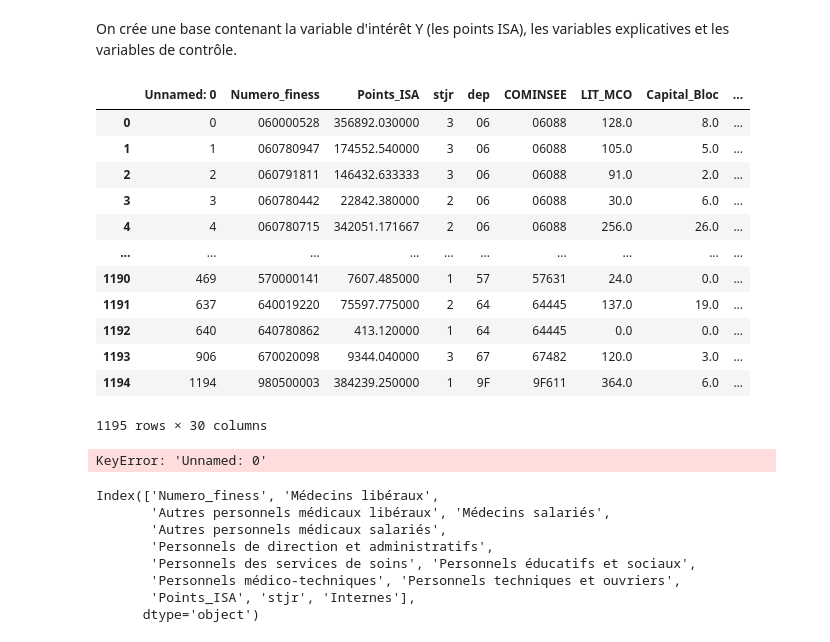
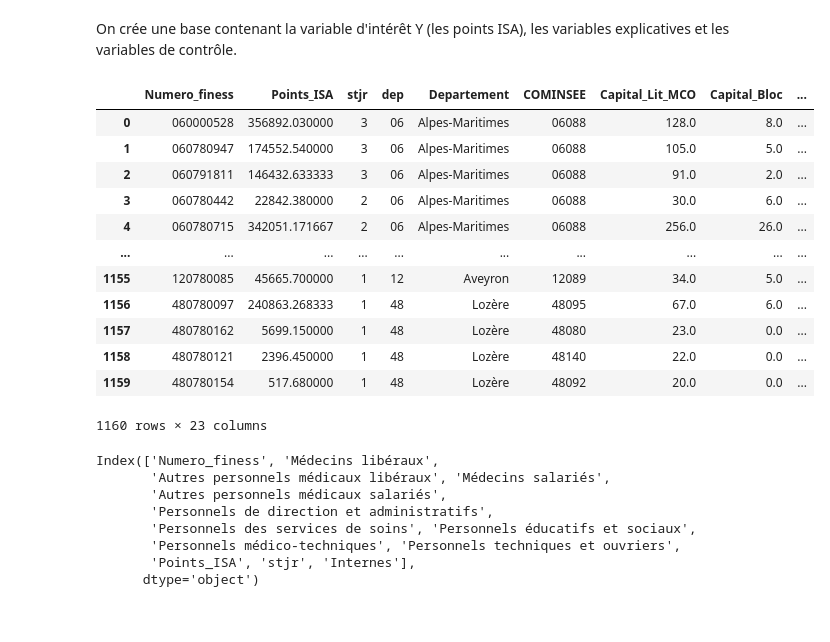
Before and after one commit to VincianeDesbois/Hopitaux_Production, a Jupyter notebook: Application du modèle.ipynb, the cells around one changed output. Saved outputs shown, nothing was run; the diff lists cells and outputs as text; code cells hidden in the pictures.

```diff
--- a/Application du modèle.ipynb
+++ b/Application du modèle.ipynb
@@ -17,28 +17,25 @@ On crée une base contenant la variable d'intérêt Y (les points ISA), les vari
 # %%
 VAR_EXPL = pd.read_csv('C:/Users/mille/OneDrive/Documents/ENSAE/2ème année/Stat App/VAR_EXPL.csv')
 VAR_EXPL_SPL = pd.read_csv('C:/Users/mille/OneDrive/Documents/ENSAE/2ème année/Stat App/VAR_EXPL_SPL.csv')
-VAR_CTRL = pd.read_excel('C:/Users/mille/OneDrive/Documents/ENSAE/2ème année/Stat App/VAR_CTRL.xlsx')
+VAR_CTRL = pd.read_csv('C:/Users/mille/OneDrive/Documents/GitHub/Hopitaux_Production/Variables_controle.csv')
 VAR_CTRL
 # %% [output]
-|  | Unnamed: 0 | Numero_finess | Points_ISA | stjr | dep | COMINSEE | LIT_MCO | Capital_Bloc | ... |
-| 0 | 0 | 060000528 | 356892.030000 | 3 | 06 | 06088 | 128.0 | 8.0 | ... |
-| 1 | 1 | 060780947 | 174552.540000 | 3 | 06 | 06088 | 105.0 | 5.0 | ... |
-| 2 | 2 | 060791811 | 146432.633333 | 3 | 06 | 06088 | 91.0 | 2.0 | ... |
-| 3 | 3 | 060780442 | 22842.380000 | 2 | 06 | 06088 | 30.0 | 6.0 | ... |
-| 4 | 4 | 060780715 | 342051.171667 | 2 | 06 | 06088 | 256.0 | 26.0 | ... |
+|  | Numero_finess | Points_ISA | stjr | dep | Departement | COMINSEE | Capital_Lit_MCO | Capital_Bloc | ... |
+| 0 | 060000528 | 356892.030000 | 3 | 06 | Alpes-Maritimes | 06088 | 128.0 | 8.0 | ... |
+| 1 | 060780947 | 174552.540000 | 3 | 06 | Alpes-Maritimes | 06088 | 105.0 | 5.0 | ... |
+| 2 | 060791811 | 146432.633333 | 3 | 06 | Alpes-Maritimes | 06088 | 91.0 | 2.0 | ... |
+| 3 | 060780442 | 22842.380000 | 2 | 06 | Alpes-Maritimes | 06088 | 30.0 | 6.0 | ... |
+| 4 | 060780715 | 342051.171667 | 2 | 06 | Alpes-Maritimes | 06088 | 256.0 | 26.0 | ... |
 | ... | ... | ... | ... | ... | ... | ... | ... | ... | ... |
-| 1190 | 469 | 570000141 | 7607.485000 | 1 | 57 | 57631 | 24.0 | 0.0 | ... |
-| 1191 | 637 | 640019220 | 75597.775000 | 2 | 64 | 64445 | 137.0 | 19.0 | ... |
-| 1192 | 640 | 640780862 | 413.120000 | 1 | 64 | 64445 | 0.0 | 0.0 | ... |
-| 1193 | 906 | 670020098 | 9344.040000 | 3 | 67 | 67482 | 120.0 | 3.0 | ... |
-| 1194 | 1194 | 980500003 | 384239.250000 | 1 | 9F | 9F611 | 364.0 | 6.0 | ... |
+| 1155 | 120780085 | 45665.700000 | 1 | 12 | Aveyron | 12089 | 34.0 | 5.0 | ... |
+| 1156 | 480780097 | 240863.268333 | 1 | 48 | Lozère | 48095 | 67.0 | 6.0 | ... |
+| 1157 | 480780162 | 5699.150000 | 1 | 48 | Lozère | 48080 | 23.0 | 0.0 | ... |
+| 1158 | 480780121 | 2396.450000 | 1 | 48 | Lozère | 48140 | 22.0 | 0.0 | ... |
+| 1159 | 480780154 | 517.680000 | 1 | 48 | Lozère | 48092 | 20.0 | 0.0 | ... |
-1195 rows × 30 columns
+1160 rows × 23 columns
 # %%
 del VAR_EXPL['Unnamed: 0']
 del VAR_EXPL_SPL['Unnamed: 0']
-del VAR_CTRL['Unnamed: 0']
-# %% [output]
-KeyError: 'Unnamed: 0'
 # %%
 VAR_EXPL.columns
 # %% [output]
```
Also changed, not shown: parts of 27 cells of this notebook.
